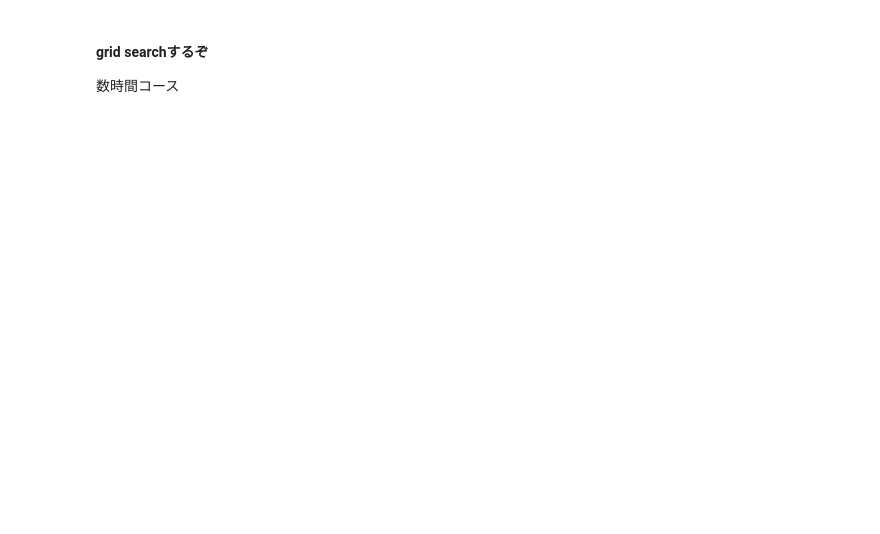
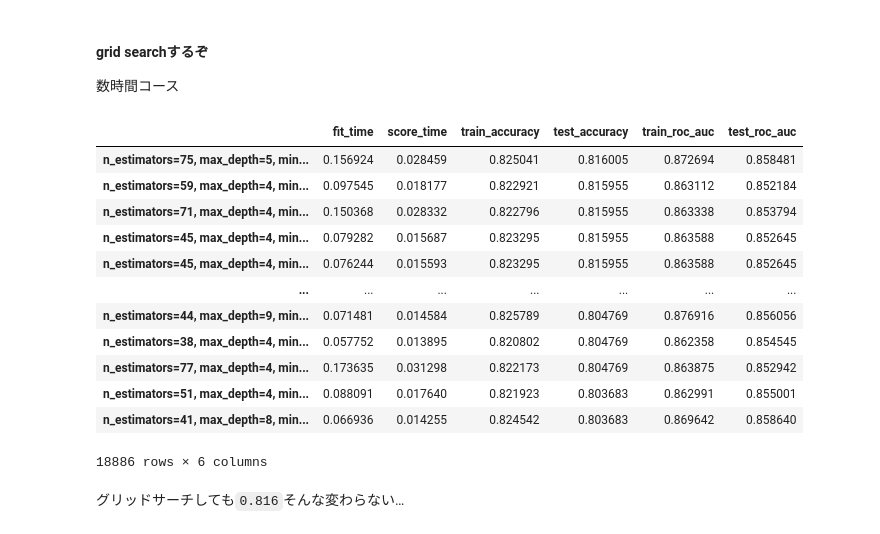
Before and after one commit to curiburn/learning_playground, a Jupyter notebook: titanic/train.ipynb, the cells around one changed output. Drawn from its saved outputs; the diff is of its cells as text; code cells hidden in the pictures; blank space fills up the shorter version.

```diff
--- a/titanic/train.ipynb
+++ b/titanic/train.ipynb
@@ -126,7 +127,6 @@ class CVResults:
 class RandomForestParams:
     n_estimators: int
     max_depth: int
-    max_features: int
     min_samples_split: int
     min_samples_leaf: int
 
@@ -446,7 +441,6 @@ cases = [
     for params in itertools.product(
         N_ESTIMATOR_RANGE,
         MAX_DEPTH_RANGE,
-        MAX_FEATURES_RANGE,
         MIN_SAMPLES_SPLIT_RANGE,
         MIN_SAMPLES_LEAF_RANGE,
     )
@@ -458,12 +452,29 @@ RESULTS_GRID_SEARCH = CVResults.from_dict(
             RandomForestClassifier(
                 n_estimators=param.n_estimators,
                 max_depth=param.max_depth,
-                max_features=param.max_features,
                 min_samples_split=param.min_samples_split,
                 min_samples_leaf=param.min_samples_leaf,
                 random_state=0
             ),
         )
-        for param in cases
+        for param in tqdm.tqdm(cases)
     }
 )
+# %%
+RESULTS_GRID_SEARCH.to_describe_dataframe().sort_values("test_accuracy", ascending=False)
+# %% [output]
+|  | fit_time | score_time | train_accuracy | test_accuracy | train_roc_auc | test_roc_auc |
+| n_estimators=75, max_depth=5, min... | 0.156924 | 0.028459 | 0.825041 | 0.816005 | 0.872694 | 0.858481 |
+| n_estimators=59, max_depth=4, min... | 0.097545 | 0.018177 | 0.822921 | 0.815955 | 0.863112 | 0.852184 |
+| n_estimators=71, max_depth=4, min... | 0.150368 | 0.028332 | 0.822796 | 0.815955 | 0.863338 | 0.853794 |
+| n_estimators=45, max_depth=4, min... | 0.079282 | 0.015687 | 0.823295 | 0.815955 | 0.863588 | 0.852645 |
+| n_estimators=45, max_depth=4, min... | 0.076244 | 0.015593 | 0.823295 | 0.815955 | 0.863588 | 0.852645 |
+| ... | ... | ... | ... | ... | ... | ... |
+| n_estimators=44, max_depth=9, min... | 0.071481 | 0.014584 | 0.825789 | 0.804769 | 0.876916 | 0.856056 |
+| n_estimators=38, max_depth=4, min... | 0.057752 | 0.013895 | 0.820802 | 0.804769 | 0.862358 | 0.854545 |
+| n_estimators=77, max_depth=4, min... | 0.173635 | 0.031298 | 0.822173 | 0.804769 | 0.863875 | 0.852942 |
+| n_estimators=51, max_depth=4, min... | 0.088091 | 0.017640 | 0.821923 | 0.803683 | 0.862991 | 0.855001 |
+| n_estimators=41, max_depth=8, min... | 0.066936 | 0.014255 | 0.824542 | 0.803683 | 0.869642 | 0.858640 |
+18886 rows × 6 columns
+# %% [markdown]
+グリッドサーチしても`0.816`そんな変わらない…
```
Also changed, not shown: parts of 15 cells of this notebook, 1 other file.
